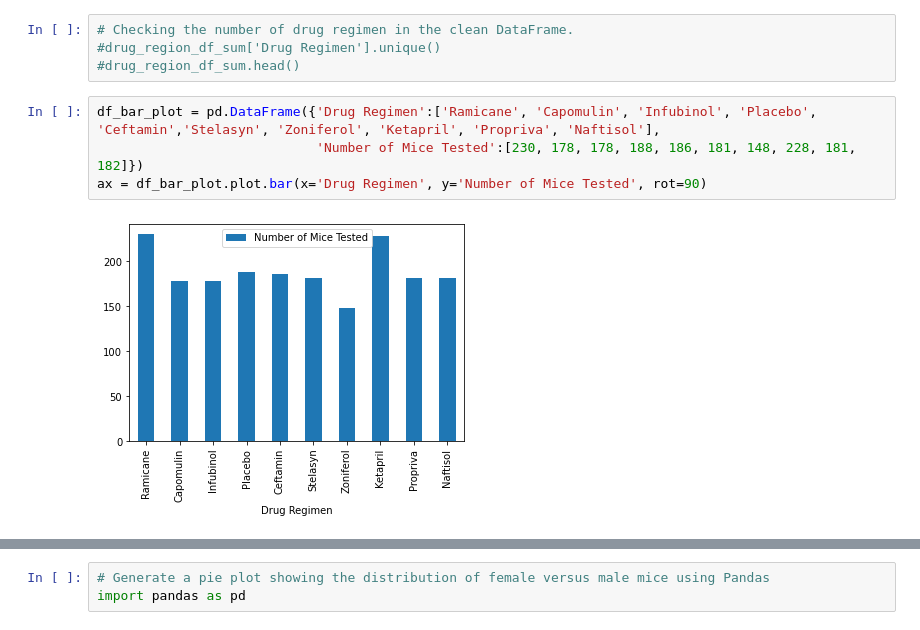
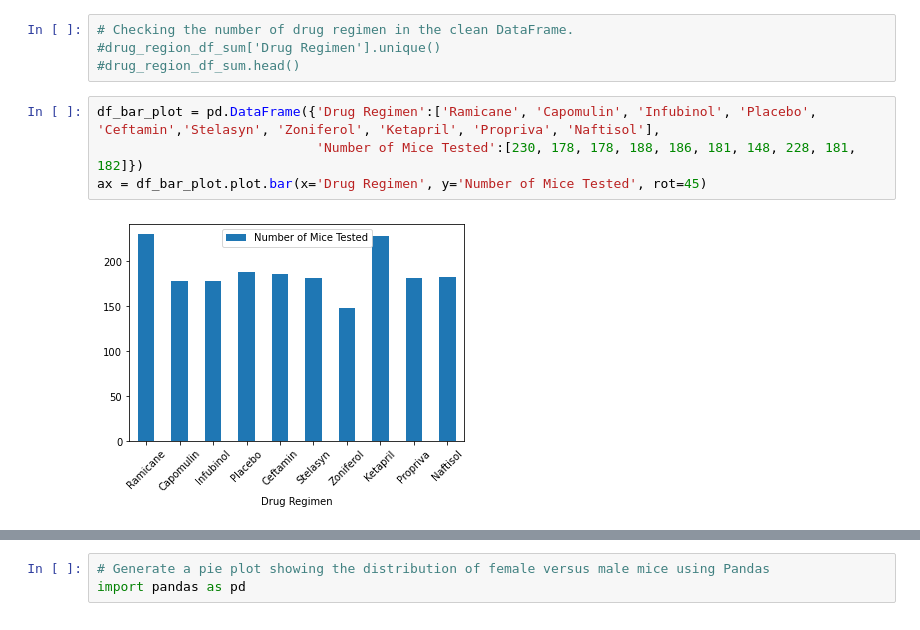
Before and after one commit to yingzi2022/Matplotlib_Challenge18531383, a Jupyter notebook: Instruction/Pymaceuticals/pymaceuticals_starter.ipynb, the cells around one changed output, grey strips where cells are left out. Cells and saved outputs as stored; diff of their text form.

```diff
--- a/Instruction/Pymaceuticals/pymaceuticals_starter.ipynb
+++ b/Instruction/Pymaceuticals/pymaceuticals_starter.ipynb
@@ -340,9 +371,9 @@ Name: Mouse ID, dtype: int64
 # %%
 df_bar_plot = pd.DataFrame({'Drug Regimen':['Ramicane', 'Capomulin', 'Infubinol', 'Placebo', 'Ceftamin','Stelasyn', 'Zoniferol', 'Ketapril', 'Propriva', 'Naftisol'],
                             'Number of Mice Tested':[230, 178, 178, 188, 186, 181, 148, 228, 181, 182]})
-ax = df_bar_plot.plot.bar(x='Drug Regimen', y='Number of Mice Tested', rot=90)
+ax = df_bar_plot.plot.bar(x='Drug Regimen', y='Number of Mice Tested', rot=45)
 # %% [output]
-[figure, old version]
+[figure, new version]
 # %%
 # Generate a bar plot showing the total number of timepoints for all mice tested for each drug regimen using pyplot.
 %matplotlib notebook
```
Also changed, not shown: parts of 42 cells of this notebook, 5 other files.
